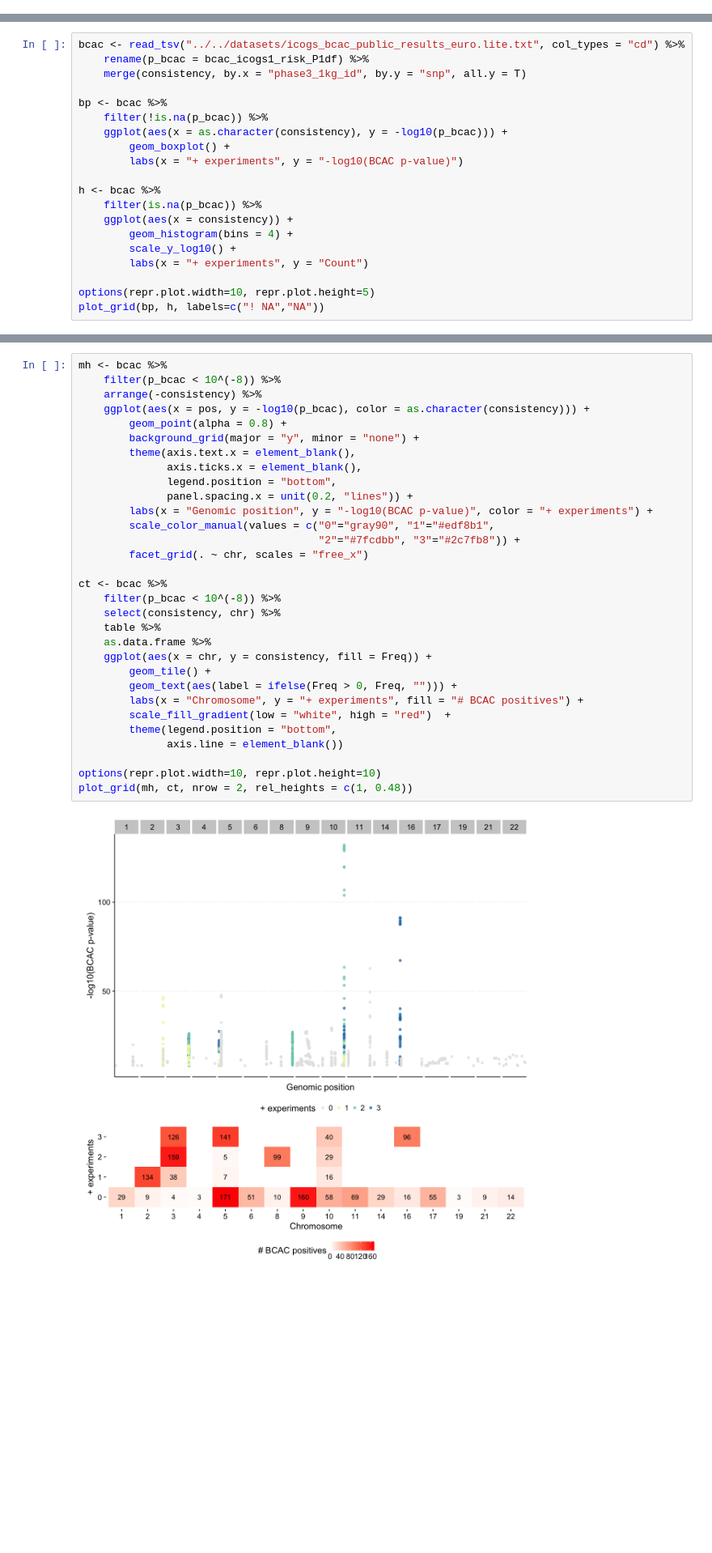
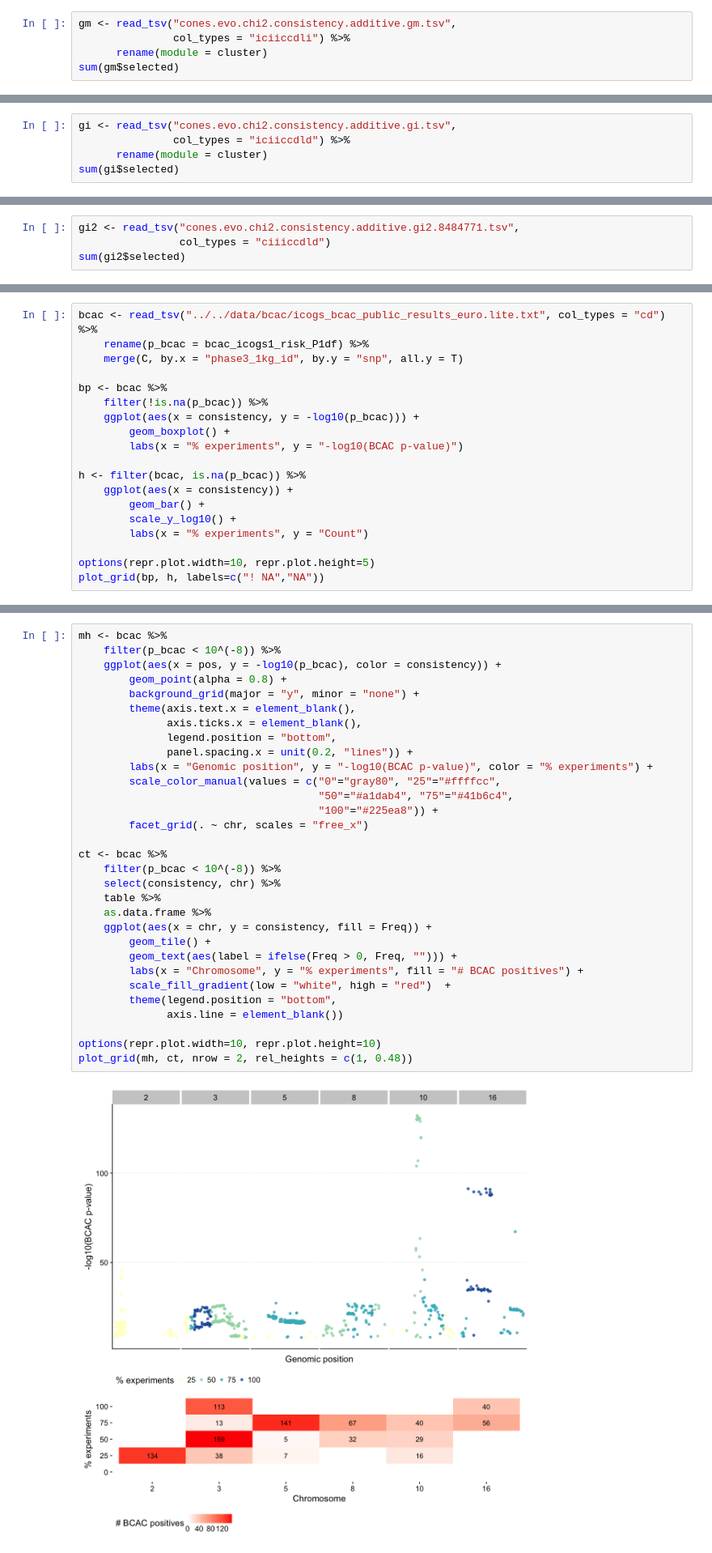
Before and after one commit to hclimente/genewa, a Jupyter notebook: results/evo/evo_analysis.ipynb, the cells around one changed output, grey strips where cells are left out. Shown at 81% size. Drawn from its saved outputs; the diff is of its cells as text; blank space fills up the shorter version.

```diff
--- a/results/evo/evo_analysis.ipynb
+++ b/results/evo/evo_analysis.ipynb
@@ -180,0 +162,5 @@ sum(gm$selected)
+# %%
+gm <- read_tsv("cones.evo.chi2.consistency.additive.gm.tsv",
+               col_types = "iciiccdli") %>%
+      rename(module = cluster)
+sum(gm$selected)
@@ -256,0 +241,5 @@ sum(gi$selected)
+# %%
+gi <- read_tsv("cones.evo.chi2.consistency.additive.gi.tsv",
+               col_types = "iciiccdld") %>%
+      rename(module = cluster)
+sum(gi$selected)
@@ -347,0 +344,4 @@ gi %>%
+# %%
+gi2 <- read_tsv("cones.evo.chi2.consistency.additive.gi2.8484771.tsv",
+                col_types = "ciiiccdld")
+sum(gi2$selected)
@@ -403,22 +406,21 @@ The SNPs we are selecting are not exclusively among the ones we would naturally
 
 We want to put SConES results in the context of another dataset, to see what the SNPs look like. We selected for that the European cohort of the BCAC ([download](http://bcac.ccge.medschl.cam.ac.uk/bcacdata/icogs/)). Note that (low-powered) GWAS have issues with replication, so low p-values in one experiment doesn't imply low p-values in another one.
 # %%
-bcac <- read_tsv("../../datasets/icogs_bcac_public_results_euro.lite.txt", col_types = "cd") %>%
+bcac <- read_tsv("../../data/bcac/icogs_bcac_public_results_euro.lite.txt", col_types = "cd") %>%
     rename(p_bcac = bcac_icogs1_risk_P1df) %>%
-    merge(consistency, by.x = "phase3_1kg_id", by.y = "snp", all.y = T)
+    merge(C, by.x = "phase3_1kg_id", by.y = "snp", all.y = T)
 
 bp <- bcac %>%
     filter(!is.na(p_bcac)) %>%
-    ggplot(aes(x = as.character(consistency), y = -log10(p_bcac))) +
+    ggplot(aes(x = consistency, y = -log10(p_bcac))) +
         geom_boxplot() +
-        labs(x = "+ experiments", y = "-log10(BCAC p-value)")
+        labs(x = "% experiments", y = "-log10(BCAC p-value)")
 
-h <- bcac %>%
-    filter(is.na(p_bcac)) %>%
+h <- filter(bcac, is.na(p_bcac)) %>%
     ggplot(aes(x = consistency)) +
-        geom_histogram(bins = 4) +
+        geom_bar() +
         scale_y_log10() +
-        labs(x = "+ experiments", y = "Count")
+        labs(x = "% experiments", y = "Count")
 
 options(repr.plot.width=10, repr.plot.height=5)
 plot_grid(bp, h, labels=c("! NA","NA"))
@@ -455,35 +456,35 @@ We can ask another question. How many of the SNPs selected by Bonferroni on the
 # %%
 mh <- bcac %>%
     filter(p_bcac < 10^(-8)) %>%
-    arrange(-consistency) %>%
-    ggplot(aes(x = pos, y = -log10(p_bcac), color = as.character(consistency))) +
+    ggplot(aes(x = pos, y = -log10(p_bcac), color = consistency)) +
         geom_point(alpha = 0.8) +
         background_grid(major = "y", minor = "none") +
         theme(axis.text.x = element_blank(),
               axis.ticks.x = element_blank(),
               legend.position = "bottom",
               panel.spacing.x = unit(0.2, "lines")) +
-        labs(x = "Genomic position", y = "-log10(BCAC p-value)", color = "+ experiments") +
-        scale_color_manual(values = c("0"="gray90", "1"="#edf8b1",
-                                      "2"="#7fcdbb", "3"="#2c7fb8")) +
+        labs(x = "Genomic position", y = "-log10(BCAC p-value)", color = "% experiments") +
+        scale_color_manual(values = c("0"="gray80", "25"="#ffffcc",
+                                      "50"="#a1dab4", "75"="#41b6c4",
+                                      "100"="#225ea8")) +
         facet_grid(. ~ chr, scales = "free_x")
 
 ct <- bcac %>%
     filter(p_bcac < 10^(-8)) %>%
     select(consistency, chr) %>%
     table %>%
     as.data.frame %>%
     ggplot(aes(x = chr, y = consistency, fill = Freq)) +
         geom_tile() +
         geom_text(aes(label = ifelse(Freq > 0, Freq, ""))) +
-        labs(x = "Chromosome", y = "+ experiments", fill = "# BCAC positives") +
+        labs(x = "Chromosome", y = "% experiments", fill = "# BCAC positives") +
         scale_fill_gradient(low = "white", high = "red")  +
         theme(legend.position = "bottom",
               axis.line = element_blank())
 
 options(repr.plot.width=10, repr.plot.height=10)
 plot_grid(mh, ct, nrow = 2, rel_heights = c(1, 0.48))
 # %% [output]
-[figure, old version]
+[figure, new version]
 # %% [markdown]
 It looks like most of the SNPs in chromosomes 2, 3, 8 and 16 are detected. Around half of the ones in chromosomes 5 and 10. And we do quite bad in the rest, particularly in 6, 11 and 17, which hold a sizable amount of SNPs. Of course, the experimental conditions are not the same. It seems that BCAC also excluded BRCA1/2 carriers, as we can't find any mutation in their chromosomic regions.
```
Also changed, not shown: parts of 48 cells of this notebook.
